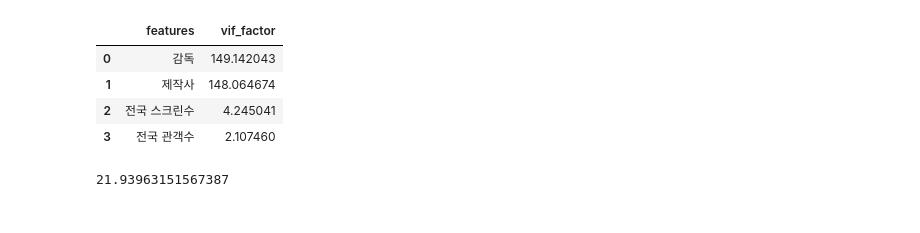
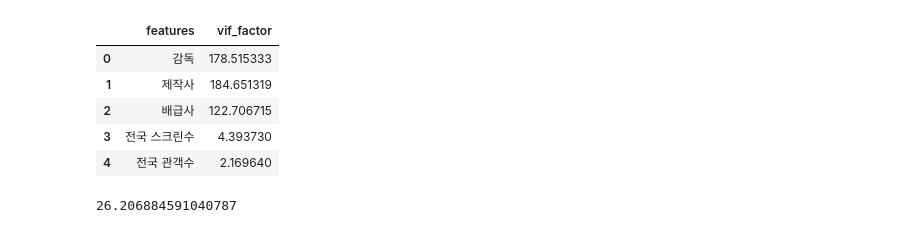
Before and after one commit to Dacon-ai-RunningFive/Dacon-AI, a Jupyter notebook: movie/notebooks/preprocessing/preprocessing2.ipynb, the cells around one changed output. Saved outputs shown, nothing was run; the diff lists cells and outputs as text; code cells hidden in the pictures.

```diff
--- a/movie/notebooks/preprocessing/preprocessing2.ipynb
+++ b/movie/notebooks/preprocessing/preprocessing2.ipynb
@@ -61,13 +61,16 @@ m
 2329 rows × 14 columns
 # %%
 # 감독별 전국 관객수 로그 변환 평균값 계산
-director_groupby = m.groupby('감독')['전국 관객수'].apply(lambda x: np.log1p(x).mean())
+director_groupby = m.groupby("감독")["전국 관객수"].apply(lambda x: np.log1p(x).mean())
 # 제작사별 전국 관객수 로그 변환 평균값 계산
-producer_groupby = m.groupby('제작사')['전국 관객수'].apply(lambda x: np.log1p(x).mean())
+producer_groupby = m.groupby("제작사")["전국 관객수"].apply(lambda x: np.log1p(x).mean())
+# 배급사별 전국 관객수 로그 변환 평균값 계산
+distributor_groupby = m.groupby("배급사")["전국 관객수"].apply(lambda x: np.log1p(x).mean())
 
 # 각 값을 변환
-m['감독'] = m['감독'].map(director_groupby)
-m['제작사'] = m['제작사'].map(producer_groupby)
+m["감독"] = m["감독"].map(director_groupby)
+m["제작사"] = m["제작사"].map(producer_groupby)
+m["배급사"] = m["배급사"].map(distributor_groupby)
 
 m
 # %% [output]
@@ -123,7 +131,7 @@ See the caveats in the documentation: https://pandas.pydata.org/pandas-docs/stab
 2329 rows × 10 columns
 # %%
 # 영화형태, 국적, 장르, 등급, 영화구분 열을 더미 변수로 변환
-dummy_columns = ["영화형태", "국적", "장르", "등급", "영화구분"]
+dummy_columns = ["국적", "장르", "등급", "영화구분"]
 m_dummy = pd.get_dummies(m[dummy_columns], prefix=dummy_columns)
 
 # 더미 변수를 새로운 데이터프레임에 추가
@@ -180,20 +189,21 @@ m_new
 # %%
 # 다중공선선 확인을 위해 더미 컬럼 제외
-X = m_new.iloc[:, :4]
+X = m_new.iloc[:, :5]
 
 # 변수(features)와 VIF 값을 담을 데이터프레임 생성
 vif = pd.DataFrame()
 vif["features"] = X.columns
 
 # X 데이터프레임의 각 변수에 대한 VIF 값을 계산하여 vif_factor 컬럼에 저장
 vif["vif_factor"] = [variance_inflation_factor(X.values.astype(float), i) for i in range(X.shape[1])]
 vif
 # %% [output]
 |  | features | vif_factor |
-| 0 | 감독 | 149.142043 |
-| 1 | 제작사 | 148.064674 |
-| 2 | 전국 스크린수 | 4.245041 |
-| 3 | 전국 관객수 | 2.107460 |
+| 0 | 감독 | 178.515333 |
+| 1 | 제작사 | 184.651319 |
+| 2 | 배급사 | 122.706715 |
+| 3 | 전국 스크린수 | 4.393730 |
+| 4 | 전국 관객수 | 2.169640 |
 # %%
 # 상관관계 행렬
 m_corr = m_new.iloc[:, :5].corr()
@@ -209,4 +219,4 @@ cond_num = np.max(eigenvalues) / np.min(eigenvalues)
 
 cond_num
 # %% [output]
-21.93963151567387
+26.206884591040787
```
Also changed, not shown: parts of 15 cells of this notebook, 7 other files.
